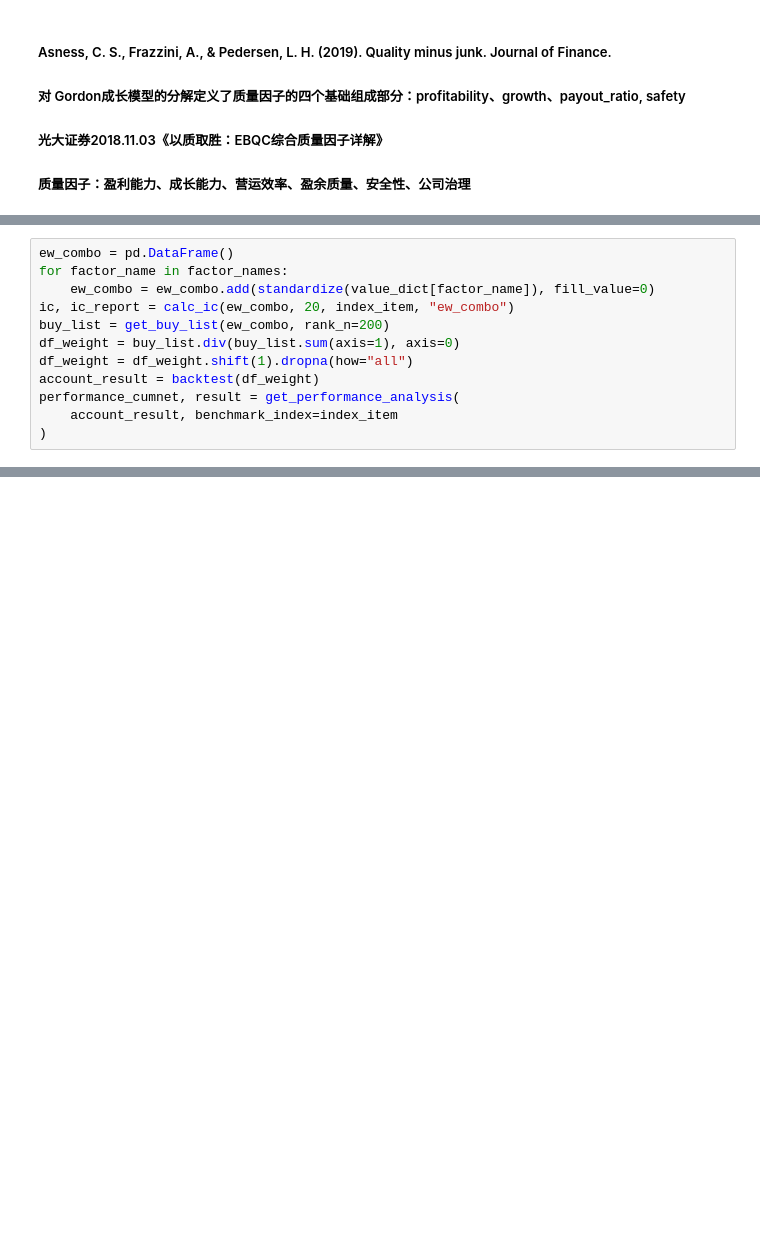
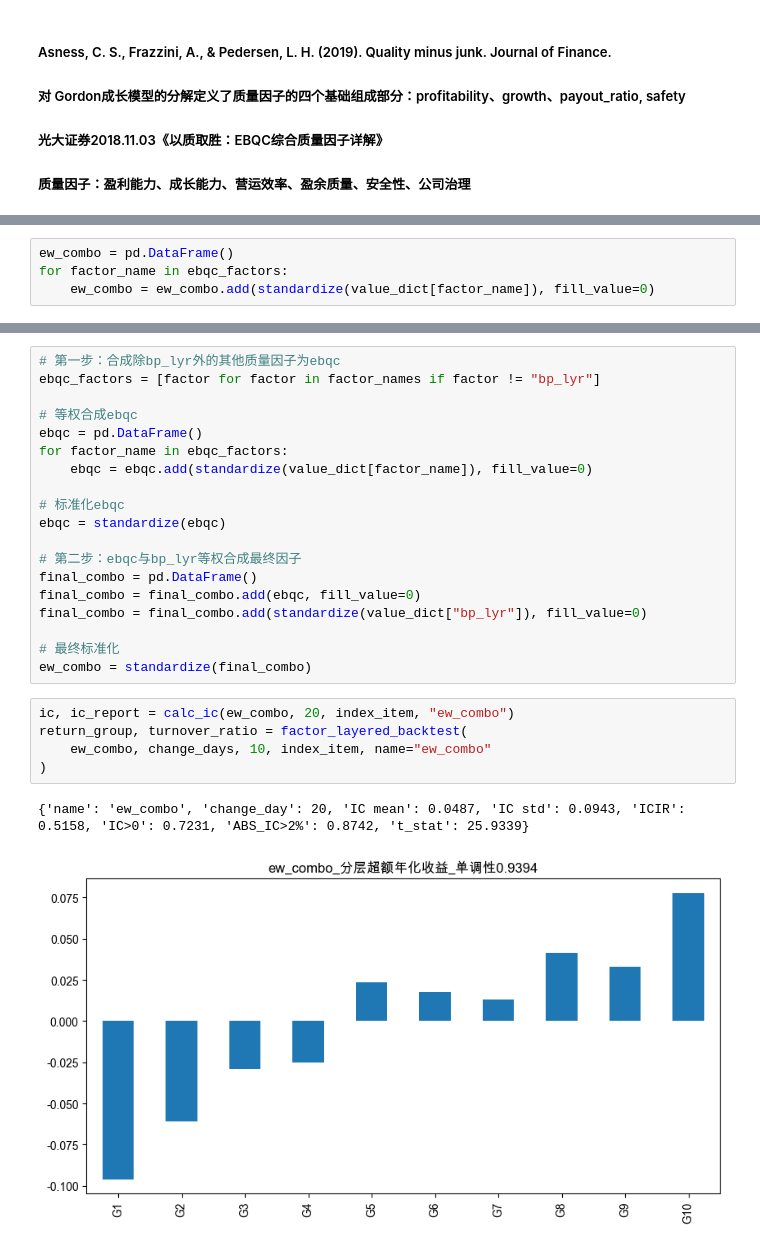
Before and after one commit to linpeng782/alpha_local, a Jupyter notebook: quality_composite.ipynb, the cells around one changed output, grey strips where cells are left out. Drawn from its saved outputs; the diff is of its cells as text; blank space fills up the shorter version.

```diff
--- a/quality_composite.ipynb
+++ b/quality_composite.ipynb
@@ -114,12 +127,4 @@ hot_corr(factor_names, ic_df)
 # %%
 ew_combo = pd.DataFrame()
-for factor_name in factor_names:
+for factor_name in ebqc_factors:
     ew_combo = ew_combo.add(standardize(value_dict[factor_name]), fill_value=0)
-ic, ic_report = calc_ic(ew_combo, 20, index_item, "ew_combo")
-buy_list = get_buy_list(ew_combo, rank_n=200)
-df_weight = buy_list.div(buy_list.sum(axis=1), axis=0)
-df_weight = df_weight.shift(1).dropna(how="all")
-account_result = backtest(df_weight)
-performance_cumnet, result = get_performance_analysis(
-    account_result, benchmark_index=index_item
-)
@@ -155,0 +131,27 @@ display(performance_annual_performance)
+# %%
+# 第一步：合成除bp_lyr外的其他质量因子为ebqc
+ebqc_factors = [factor for factor in factor_names if factor != "bp_lyr"]
+
+# 等权合成ebqc
+ebqc = pd.DataFrame()
+for factor_name in ebqc_factors:
+    ebqc = ebqc.add(standardize(value_dict[factor_name]), fill_value=0)
+
+# 标准化ebqc
+ebqc = standardize(ebqc)
+
+# 第二步：ebqc与bp_lyr等权合成最终因子
+final_combo = pd.DataFrame()
+final_combo = final_combo.add(ebqc, fill_value=0)
+final_combo = final_combo.add(standardize(value_dict["bp_lyr"]), fill_value=0)
+
+# 最终标准化
+ew_combo = standardize(final_combo)
+# %%
+ic, ic_report = calc_ic(ew_combo, 20, index_item, "ew_combo")
+return_group, turnover_ratio = factor_layered_backtest(
+    ew_combo, change_days, 10, index_item, name="ew_combo"
+)
+# %% [output]
+{'name': 'ew_combo', 'change_day': 20, 'IC mean': 0.0487, 'IC std': 0.0943, 'ICIR': 0.5158, 'IC>0': 0.7231, 'ABS_IC>2%': 0.8742, 't_stat': 25.9339}
+[figure, added]
```
Also changed, not shown: parts of 10 cells of this notebook, 4 other files.
